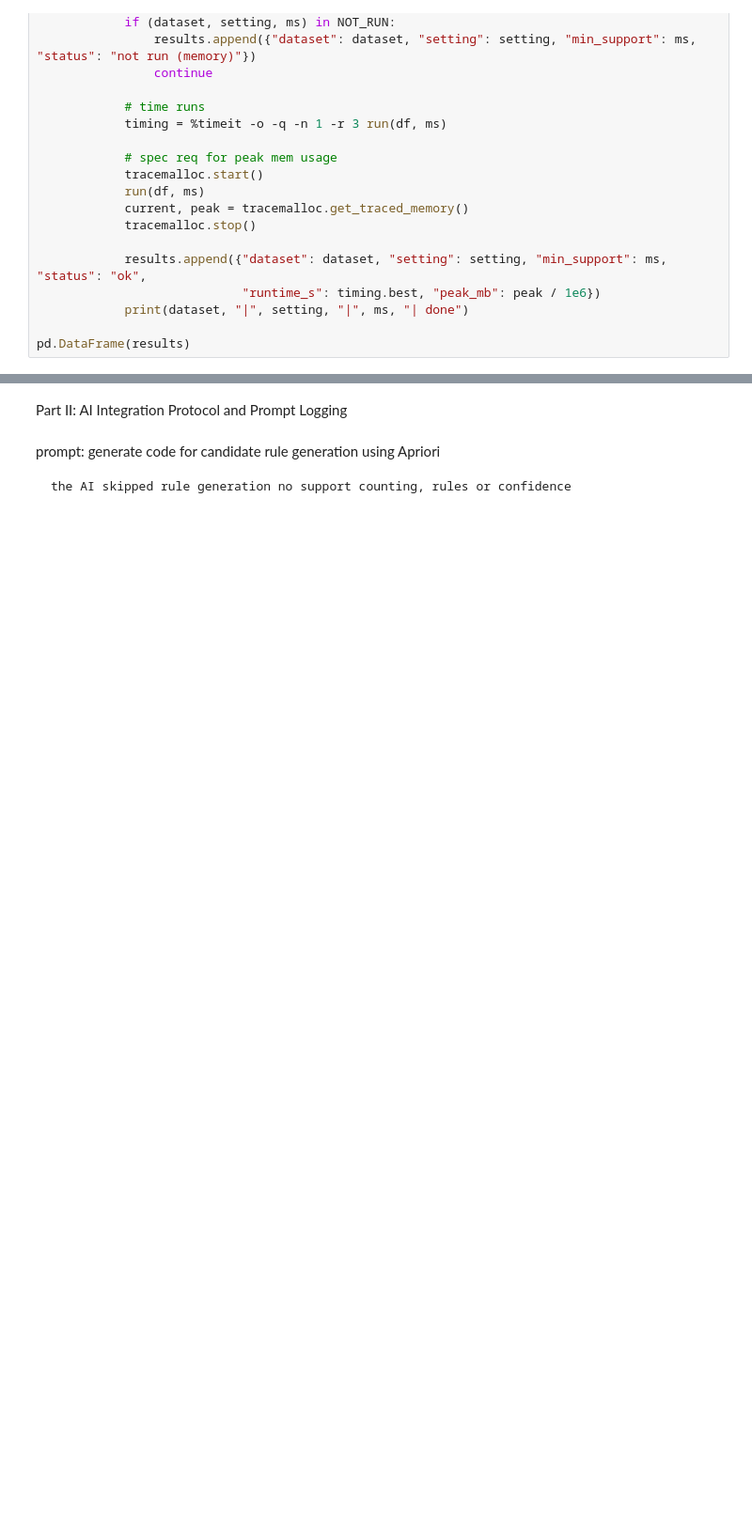
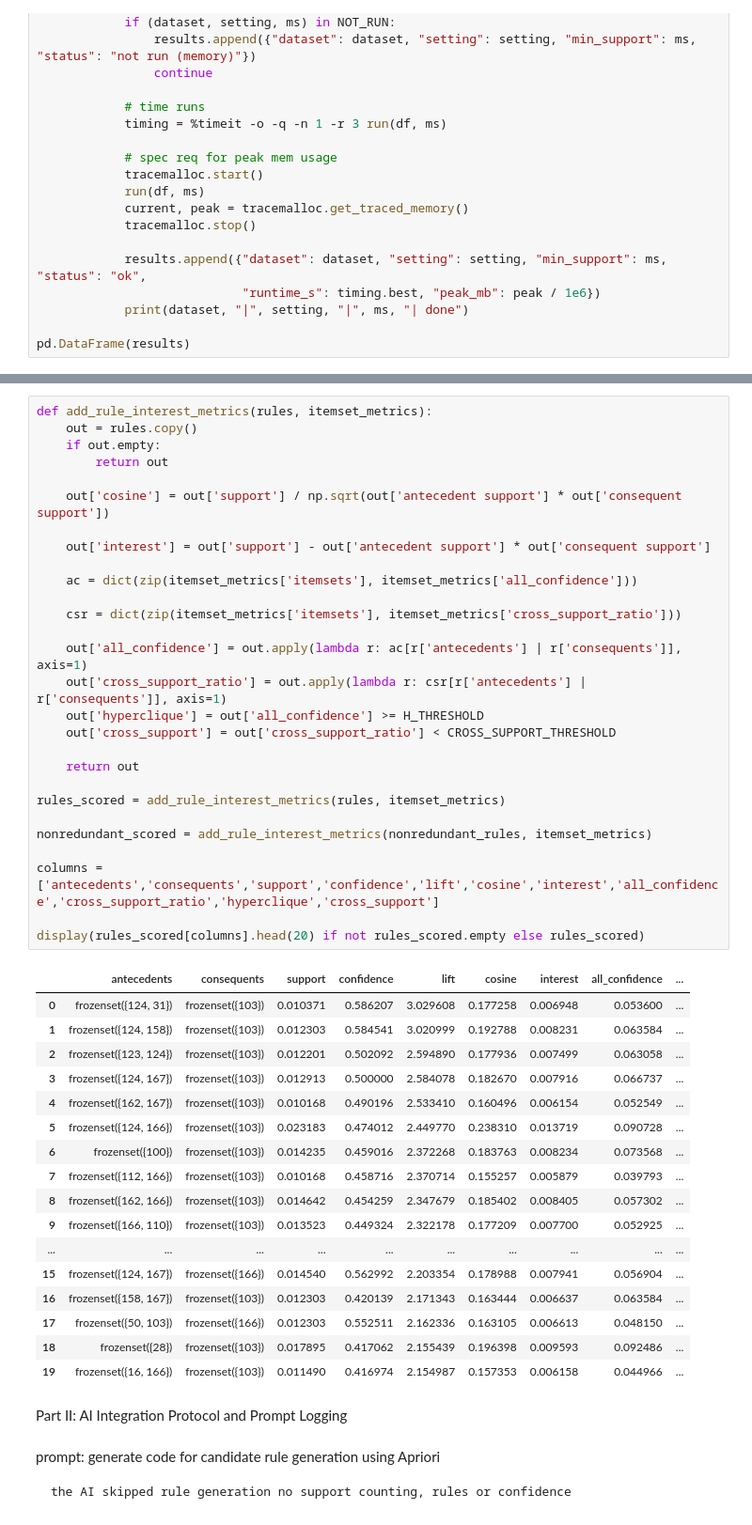
Before and after one commit to Flco007/CSE-4334-Assignment-1-, a Jupyter notebook: assgn3/personA_pipeline.ipynb, the cells around one changed output, grey strips where cells are left out. Shown at 94% size. Drawn from its saved outputs; the diff is of its cells as text; blank space fills up the shorter version.

```diff
--- a/assgn3/personA_pipeline.ipynb
+++ b/assgn3/personA_pipeline.ipynb
@@ -98,3 +345,49 @@ pd.DataFrame(results)
+# %%
+def add_rule_interest_metrics(rules, itemset_metrics):
+    out = rules.copy()
+    if out.empty:
+        return out
+
+    out['cosine'] = out['support'] / np.sqrt(out['antecedent support'] * out['consequent support'])
+
+    out['interest'] = out['support'] - out['antecedent support'] * out['consequent support']
+
+    ac = dict(zip(itemset_metrics['itemsets'], itemset_metrics['all_confidence']))
+
+    csr = dict(zip(itemset_metrics['itemsets'], itemset_metrics['cross_support_ratio']))
+
+    out['all_confidence'] = out.apply(lambda r: ac[r['antecedents'] | r['consequents']], axis=1)
+    out['cross_support_ratio'] = out.apply(lambda r: csr[r['antecedents'] | r['consequents']], axis=1)
+    out['hyperclique'] = out['all_confidence'] >= H_THRESHOLD
+    out['cross_support'] = out['cross_support_ratio'] < CROSS_SUPPORT_THRESHOLD
+
+    return out
+
+rules_scored = add_rule_interest_metrics(rules, itemset_metrics)
+
+nonredundant_scored = add_rule_interest_metrics(nonredundant_rules, itemset_metrics)
+
+columns = ['antecedents','consequents','support','confidence','lift','cosine','interest','all_confidence','cross_support_ratio','hyperclique','cross_support']
+
+display(rules_scored[columns].head(20) if not rules_scored.empty else rules_scored)
+# %% [output]
+|  | antecedents | consequents | support | confidence | lift | cosine | interest | all_confidence | ... |
+| 0 | frozenset({124, 31}) | frozenset({103}) | 0.010371 | 0.586207 | 3.029608 | 0.177258 | 0.006948 | 0.053600 | ... |
+| 1 | frozenset({124, 158}) | frozenset({103}) | 0.012303 | 0.584541 | 3.020999 | 0.192788 | 0.008231 | 0.063584 | ... |
+| 2 | frozenset({123, 124}) | frozenset({103}) | 0.012201 | 0.502092 | 2.594890 | 0.177936 | 0.007499 | 0.063058 | ... |
+| 3 | frozenset({124, 167}) | frozenset({103}) | 0.012913 | 0.500000 | 2.584078 | 0.182670 | 0.007916 | 0.066737 | ... |
+| 4 | frozenset({162, 167}) | frozenset({103}) | 0.010168 | 0.490196 | 2.533410 | 0.160496 | 0.006154 | 0.052549 | ... |
+| 5 | frozenset({124, 166}) | frozenset({103}) | 0.023183 | 0.474012 | 2.449770 | 0.238310 | 0.013719 | 0.090728 | ... |
+| 6 | frozenset({100}) | frozenset({103}) | 0.014235 | 0.459016 | 2.372268 | 0.183763 | 0.008234 | 0.073568 | ... |
+| 7 | frozenset({112, 166}) | frozenset({103}) | 0.010168 | 0.458716 | 2.370714 | 0.155257 | 0.005879 | 0.039793 | ... |
+| 8 | frozenset({162, 166}) | frozenset({103}) | 0.014642 | 0.454259 | 2.347679 | 0.185402 | 0.008405 | 0.057302 | ... |
+| 9 | frozenset({166, 110}) | frozenset({103}) | 0.013523 | 0.449324 | 2.322178 | 0.177209 | 0.007700 | 0.052925 | ... |
+| ... | ... | ... | ... | ... | ... | ... | ... | ... | ... |
+| 15 | frozenset({124, 167}) | frozenset({166}) | 0.014540 | 0.562992 | 2.203354 | 0.178988 | 0.007941 | 0.056904 | ... |
+| 16 | frozenset({158, 167}) | frozenset({103}) | 0.012303 | 0.420139 | 2.171343 | 0.163444 | 0.006637 | 0.063584 | ... |
+| 17 | frozenset({50, 103}) | frozenset({166}) | 0.012303 | 0.552511 | 2.162336 | 0.163105 | 0.006613 | 0.048150 | ... |
+| 18 | frozenset({28}) | frozenset({103}) | 0.017895 | 0.417062 | 2.155439 | 0.196398 | 0.009593 | 0.092486 | ... |
+| 19 | frozenset({16, 166}) | frozenset({103}) | 0.011490 | 0.416974 | 2.154987 | 0.157353 | 0.006158 | 0.044966 | ... |
 # %% [markdown]
 Part II: AI Integration Protocol and Prompt Logging
 # %% [markdown]
```
Also changed, not shown: parts of 12 cells of this notebook, 2 other files.
